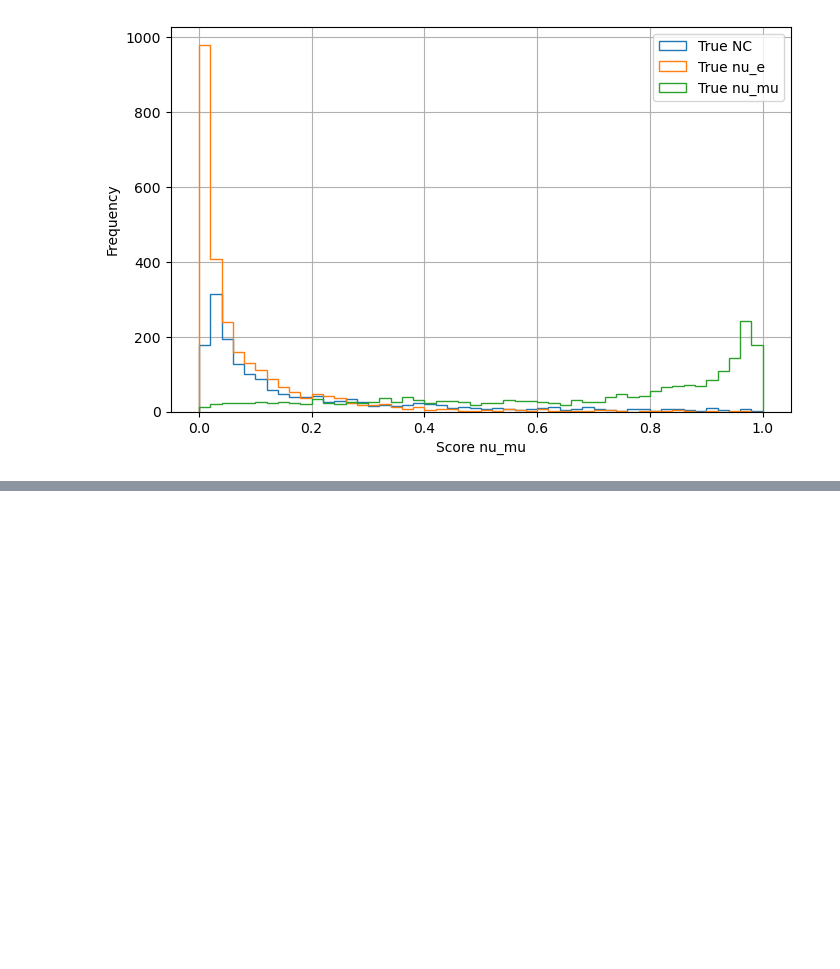
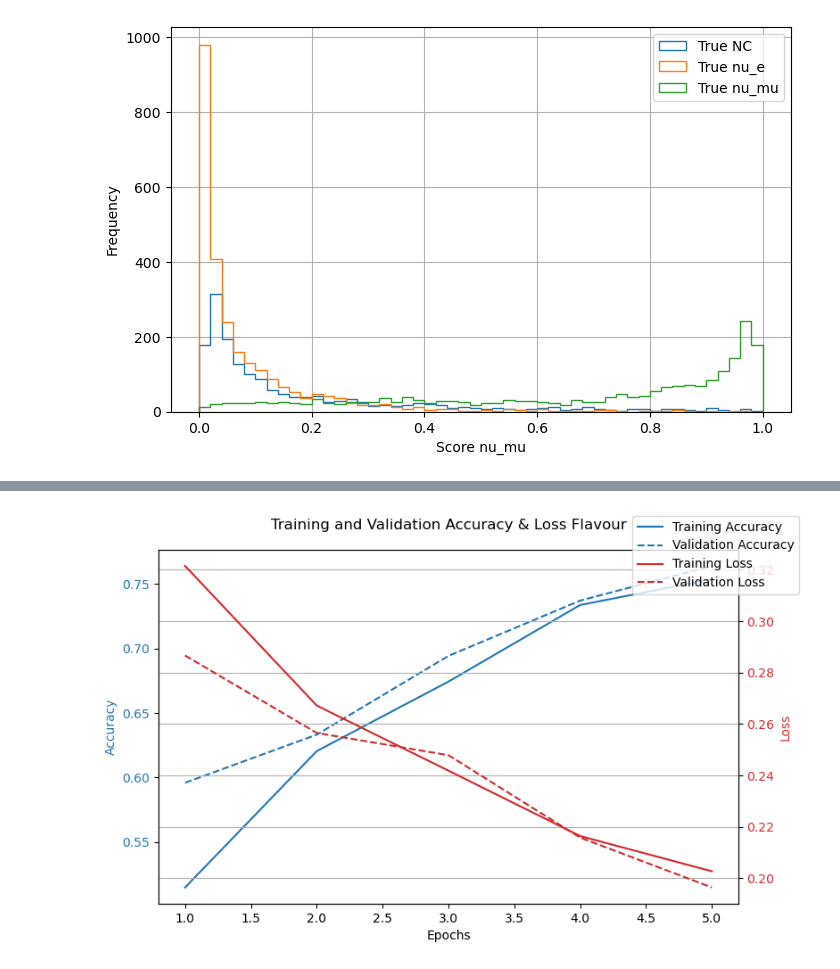
Before and after one commit to nuRiceLab/Machine-Learning, a Jupyter notebook: DUNE/RiceResNet_v2/analysis/performance_3outputs.ipynb, the cells around one changed output, grey strips where cells are left out. Cells and saved outputs as stored; diff of their text form; code cells hidden in the pictures; blank space fills up the shorter version.

Commit message:
add history plots

```diff
--- a/DUNE/RiceResNet_v2/analysis/performance_3outputs.ipynb
+++ b/DUNE/RiceResNet_v2/analysis/performance_3outputs.ipynb
@@ -231,0 +222,37 @@ TypeError: list indices must be integers or slices, not tuple
+# %%
+# Load training history from JSON file
+with open('../3output_model/3outputs_test_training_history.json', 'r') as f:
+    history = json.load(f)
+# %%
+
+# Extract accuracy and loss data
+flavour_accuracy = history['flavour_accuracy']
+val_flavour_accuracy = history['val_flavour_accuracy']
+flavour_loss = history['flavour_loss']
+val_flavour_loss = history['val_flavour_loss']
+
+# Define epochs
+epochs = range(1, len(flavour_accuracy) + 1)
+
+# Plot accuracy and loss on the same plot
+fig, ax1 = plt.subplots(figsize=(8,5))
+
+ax1.set_xlabel('Epochs')
+ax1.set_ylabel('Accuracy', color='tab:blue')
+ax1.plot(epochs, flavour_accuracy, label='Training Accuracy', color='tab:blue', linestyle='-')
+ax1.plot(epochs, val_flavour_accuracy, label='Validation Accuracy', color='tab:blue', linestyle='dashed')
+ax1.tick_params(axis='y', labelcolor='tab:blue')
+
+ax2 = ax1.twinx()
+ax2.set_ylabel('Loss', color='tab:red')
+ax2.plot(epochs, flavour_loss, label='Training Loss', color='tab:red', linestyle='-')
+ax2.plot(epochs, val_flavour_loss, label='Validation Loss', color='tab:red', linestyle='dashed')
+ax2.tick_params(axis='y', labelcolor='tab:red')
+
+fig.suptitle('Training and Validation Accuracy & Loss Flavour')
+fig.legend(loc='upper right', bbox_to_anchor=(1, 1))
+fig.tight_layout()
+plt.grid()
+plt.show()
+# %% [output]
+[figure, added]
```
Also changed, not shown: parts of 4 cells of this notebook.
